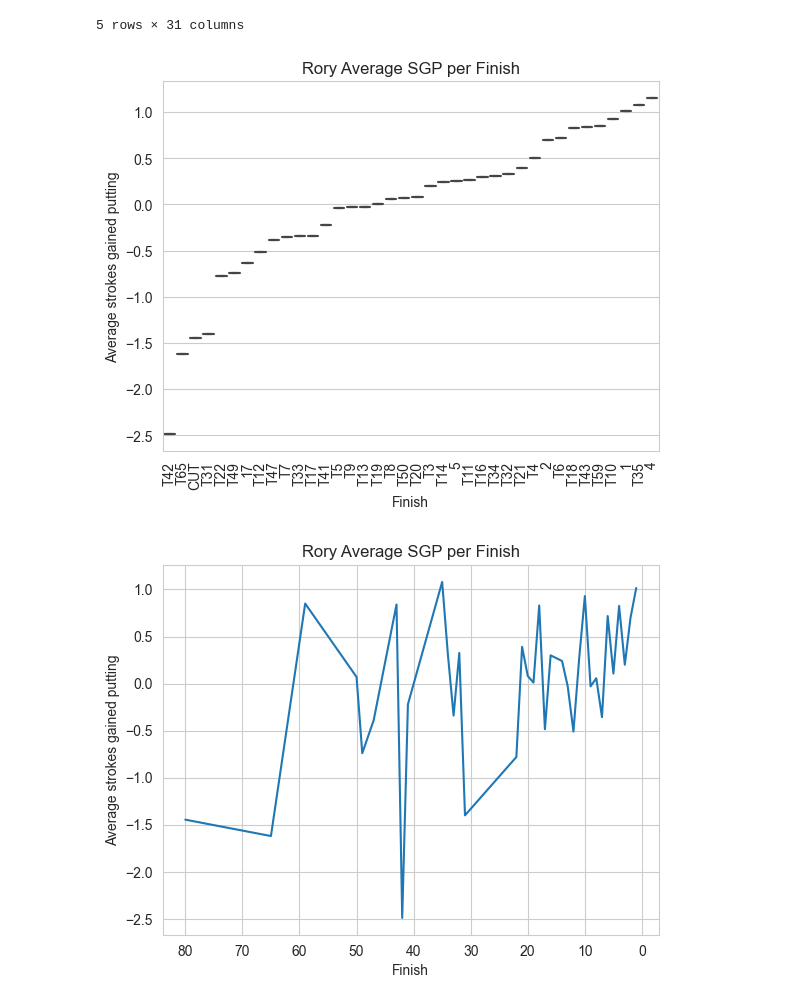
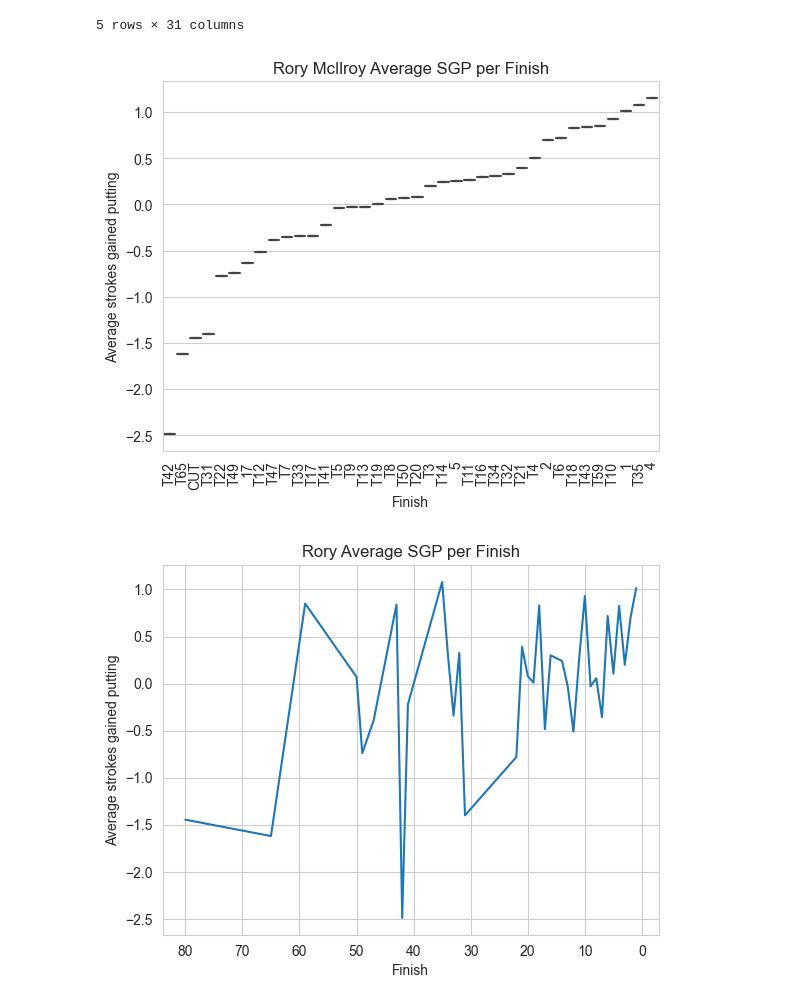
Before and after one commit to jfiengo/PGA_Analytics, a Jupyter notebook: RoryMcIlroy.ipynb, the cells around one changed output. Drawn from its saved outputs; the diff is of its cells as text; code cells hidden in the pictures.

Commit message:
Abstracted the name of the player for the data viz. Now the name can be entered by the user

```diff
--- a/RoryMcIlroy.ipynb
+++ b/RoryMcIlroy.ipynb
@@ -2,6 +2,9 @@
 import pandas as pd
 # %% [markdown]
 This Data can be imported only if the excel file is in the same directory, otherwise just update path. Also excel file cannot be open at the time of dropping it into this jupyter file
+# %%
+PlayerName = input("Enter name of PGA player to see their stats")
 # %%
-RoryStats = pd.read_excel('PGAData2015-2022.xlsx', sheet_name='Rory McIlroy Stats')
+fullDF = pd.read_excel('PGAData2015-2022.xlsx')
+PlayerDF = fullDF[fullDF['player'] == PlayerName]
 # %%
@@ -28,6 +31,6 @@ CutStats.head()
 5 rows × 37 columns
 # %%
-averageStats = RoryStats.groupby('Finish').mean()
+averageStats = PlayerDF.groupby('Finish').mean()
 averageStats.head()
 # %% [output]
 |  | tournament id | player id | hole_par | strokes | hole_DKP | hole_FDP | hole_SDP | streak_DKP | streak_FDP | ... |
@@ -41,21 +44,21 @@ averageStats.head()
 # %%
 import seaborn as sns
 import matplotlib.pyplot as plt
 
 averageStats.index = pd.Categorical(averageStats.index)
 AverageSgpSorted = averageStats.sort_values("sg_putt")
 sns.set_style("whitegrid")
 sns.boxplot(data=averageStats, x=averageStats.index, y="sg_putt", whis=[0,100], order=AverageSgpSorted.index)
 
 # add labels and title
 plt.xlabel("Finish")
 plt.ylabel("Average strokes gained putting")
-plt.title("Rory Average SGP per Finish")
+plt.title(PlayerName + " Average SGP per Finish")
 # rotates x axis labels to make them visible
 plt.xticks(rotation=90)
 plt.show()
 # %% [output]
-[figure, old version]
+[figure, new version]
 # %%
 #testing a line plot
 
```
Also changed, not shown: parts of 13 cells of this notebook.
